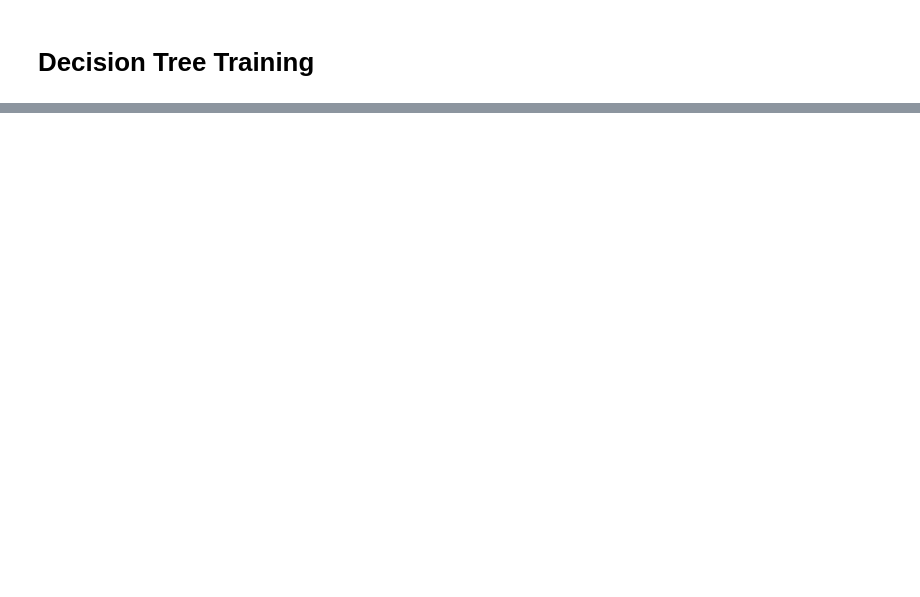
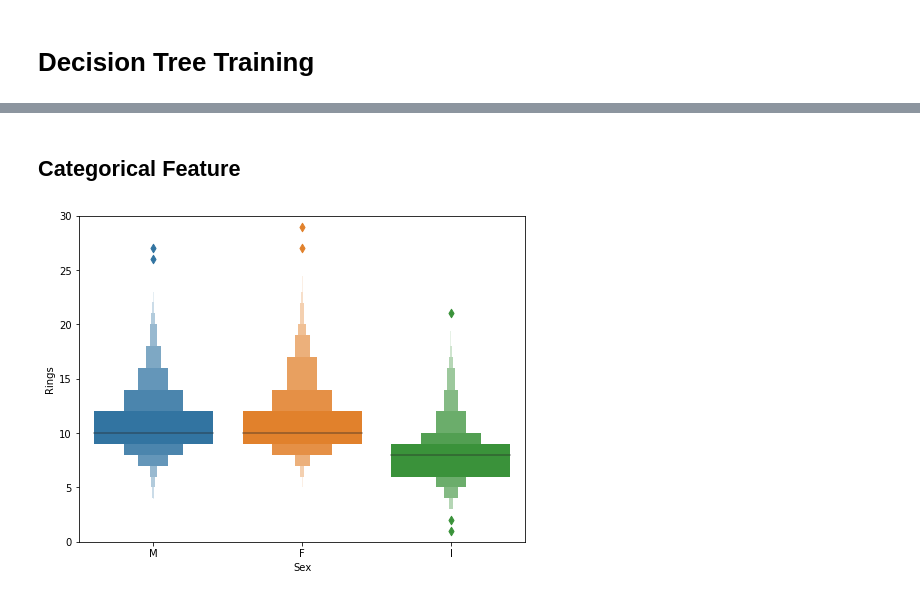
Before and after one commit to diogoastavares/Decision-Tree, a Jupyter notebook: DecisionTreeAbalone.ipynb, the cells around one changed output, grey strips where cells are left out. Saved outputs shown, nothing was run; the diff lists cells and outputs as text; code cells hidden in the pictures; blank space fills up the shorter version.

```diff
--- a/DecisionTreeAbalone.ipynb
+++ b/DecisionTreeAbalone.ipynb
@@ -85,0 +157,8 @@ ValueError: `dataset` input should have multiple elements.
+# %% [markdown]
+## Categorical Feature
+# %%
+f, ax = plt.subplots(figsize=(8, 6))
+fig = sns.boxenplot(x='Sex', y="Rings", data=df)
+fig.axis(ymin=0, ymax=30);
+# %% [output]
+[figure, added]
```
Also changed, not shown: parts of 47 cells of this notebook.
